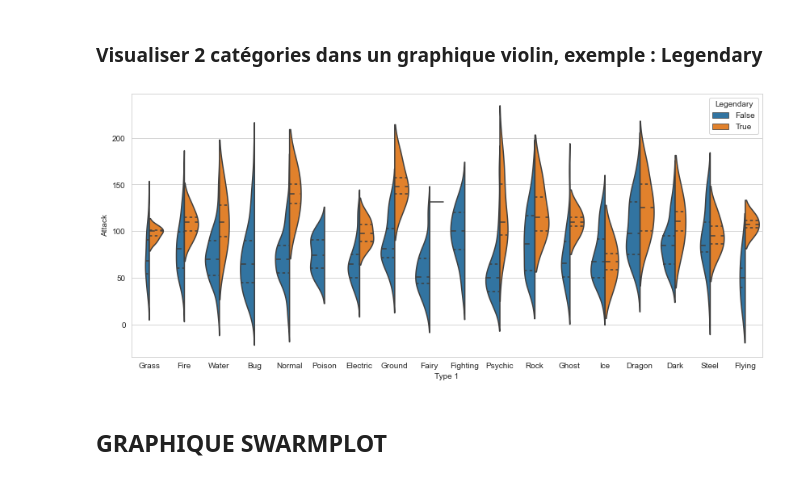
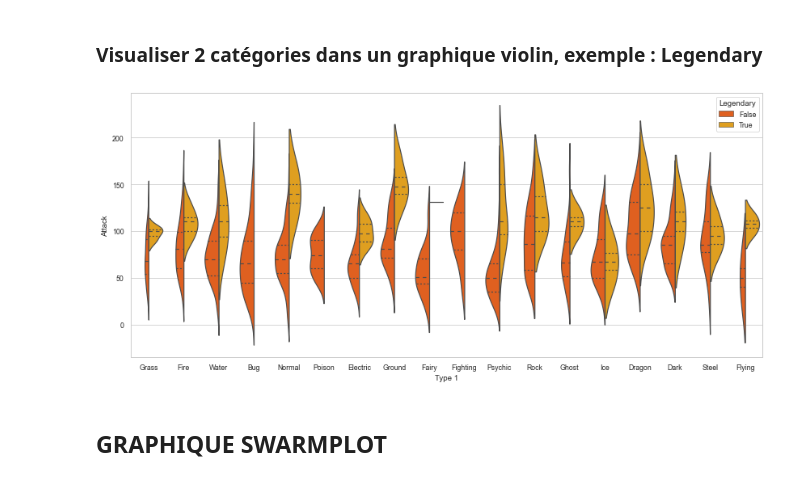
Before and after one commit to Nanogath/DemoSeaborn, a Jupyter notebook: Demo_Seaborn_Pokemon.ipynb, the cells around one changed output. Saved outputs shown, nothing was run; the diff lists cells and outputs as text; code cells hidden in the pictures.

```diff
--- a/Demo_Seaborn_Pokemon.ipynb
+++ b/Demo_Seaborn_Pokemon.ipynb
@@ -109,8 +114,9 @@ stats_df.head()
 | 3 | VenusaurMega Venusaur | Grass | Poison | 80 | 100 | 123 | 122 | 120 | 80 |
 | 4 | Charmander | Fire | NaN | 39 | 52 | 43 | 60 | 50 | 65 |
 # %%
-plt.figure(figsize=[13,9])
+# Setting styles (paper, talk, poster)
+sns.set_context('talk')
 # New boxplot using stats_df
-sns.boxplot(data=stats_df)
+sns.boxplot(data = stats_df)
 # %% [output]
 <AxesSubplot:>
@@ -127,7 +133,7 @@ La forme du «violon» dans un complot de violon est une Estimation de la densit
 plt.figure(figsize=[14,9])
 
 # Choix du thème cf. liste à la fin du nb
-sns.set_style('whitegrid')
+sns.set_style('darkgrid')
 
 # Méthode .violinplot
 sns.violinplot(x='Type 1', y='Attack', data=df)
@@ -168,10 +174,13 @@ sns.violinplot(x='Type 1', y='Attack', data=df,
 ### Visualiser 2 catégories dans un graphique violin, exemple : Legendary
 # %%
 # Violons divisés entre hue valeurs : Legendary, split = True
-ax = sns.violinplot(x='Type 1', y='Attack', data=df, hue='Legendary', split=True, inner='quart')
+ax = sns.violinplot(x='Type 1', y='Attack', data=df, hue='Legendary',
+                    split=True, inner='quart',
+                    # palette customizable rocket, coolwarm, Paired...
+                    palette=('autumn'))
 ax.figure.set_size_inches((14, 6))
 # %% [output]
-[figure, old version]
+[figure, new version]
 # %% [markdown]
 ## GRAPHIQUE SWARMPLOT
 # %%
```
Also changed, not shown: parts of 8 cells of this notebook.
